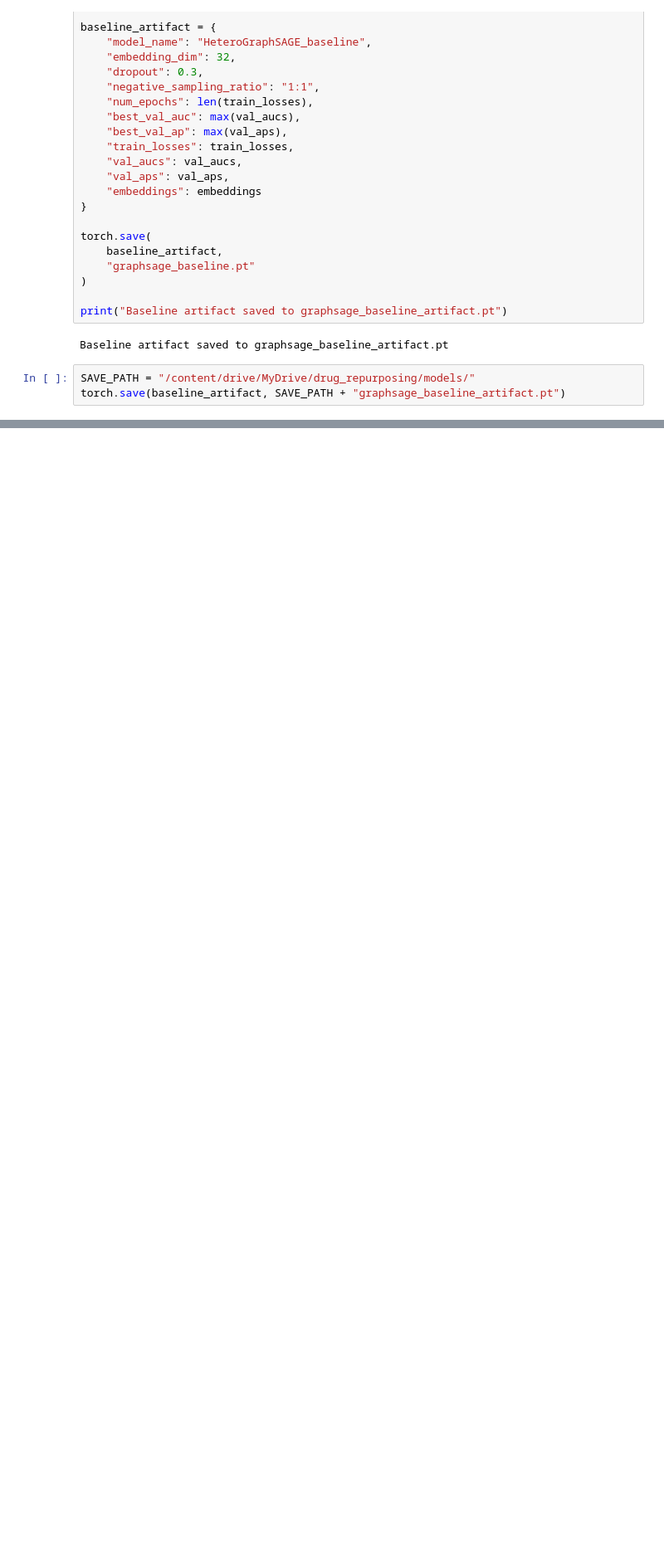
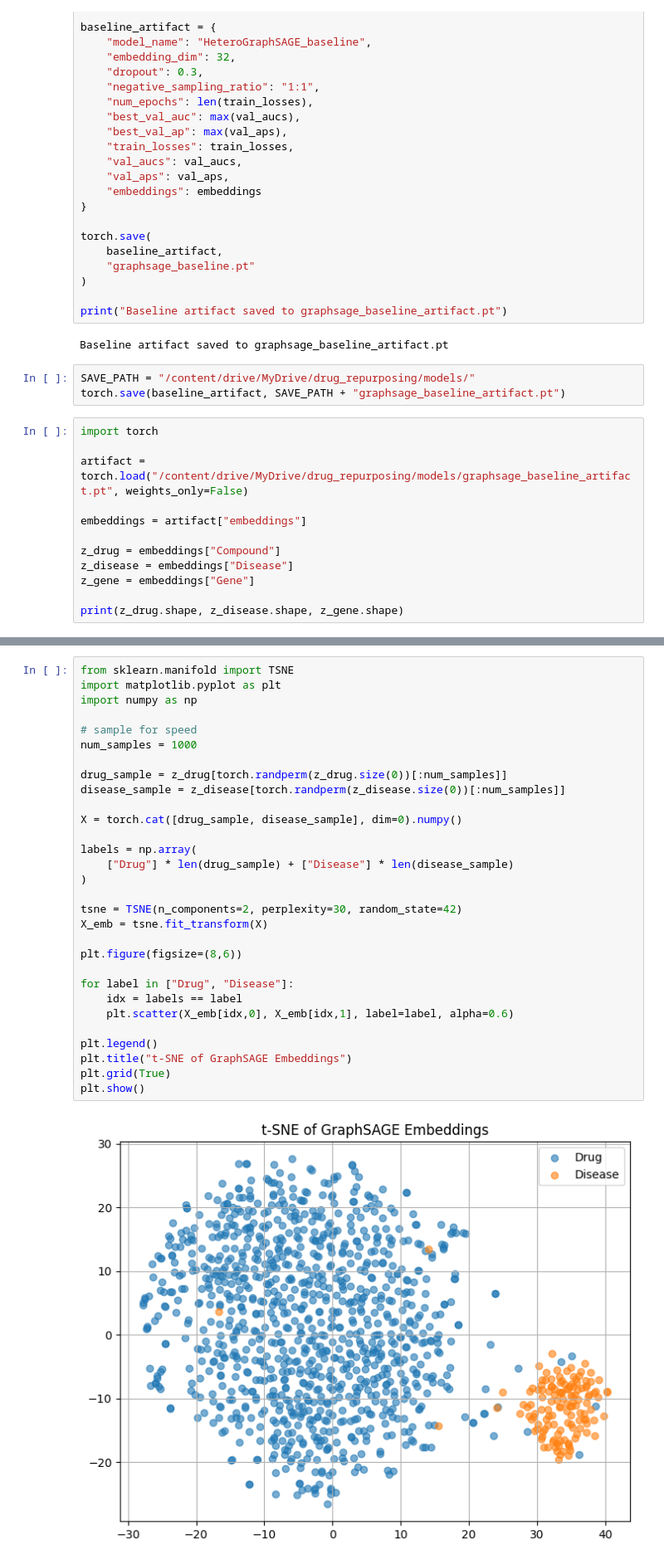
Before and after one commit to anjipoo/seminar_drug_repurp, a Jupyter notebook: notebooks/graphsage.ipynb, the cells around one changed output, grey strips where cells are left out. Shown at 83% size. Saved outputs shown, nothing was run; the diff lists cells and outputs as text; blank space fills up the shorter version.

```diff
--- a/notebooks/graphsage.ipynb
+++ b/notebooks/graphsage.ipynb
@@ -327,3 +327,15 @@ Baseline artifact saved to graphsage_baseline_artifact.pt
 # %%
 SAVE_PATH = "/content/drive/MyDrive/drug_repurposing/models/"
 torch.save(baseline_artifact, SAVE_PATH + "graphsage_baseline_artifact.pt")
+# %%
+import torch
+
+artifact = torch.load("/content/drive/MyDrive/drug_repurposing/models/graphsage_baseline_artifact.pt", weights_only=False)
+
+embeddings = artifact["embeddings"]
+
+z_drug = embeddings["Compound"]
+z_disease = embeddings["Disease"]
+z_gene = embeddings["Gene"]
+
+print(z_drug.shape, z_disease.shape, z_gene.shape)
@@ -329,0 +344,32 @@ torch.save(baseline_artifact, SAVE_PATH + "graphsage_baseline_artifact.pt")
+# %%
+from sklearn.manifold import TSNE
+import matplotlib.pyplot as plt
+import numpy as np
+
+# sample for speed
+num_samples = 1000
+
+drug_sample = z_drug[torch.randperm(z_drug.size(0))[:num_samples]]
+disease_sample = z_disease[torch.randperm(z_disease.size(0))[:num_samples]]
+
+X = torch.cat([drug_sample, disease_sample], dim=0).numpy()
+
+labels = np.array(
+    ["Drug"] * len(drug_sample) + ["Disease"] * len(disease_sample)
+)
+
+tsne = TSNE(n_components=2, perplexity=30, random_state=42)
+X_emb = tsne.fit_transform(X)
+
+plt.figure(figsize=(8,6))
+
+for label in ["Drug", "Disease"]:
+    idx = labels == label
+    plt.scatter(X_emb[idx,0], X_emb[idx,1], label=label, alpha=0.6)
+
+plt.legend()
+plt.title("t-SNE of GraphSAGE Embeddings")
+plt.grid(True)
+plt.show()
+# %% [output]
+[figure, added]
```
Also changed, not shown: parts of 8 cells of this notebook, 4 other files.
